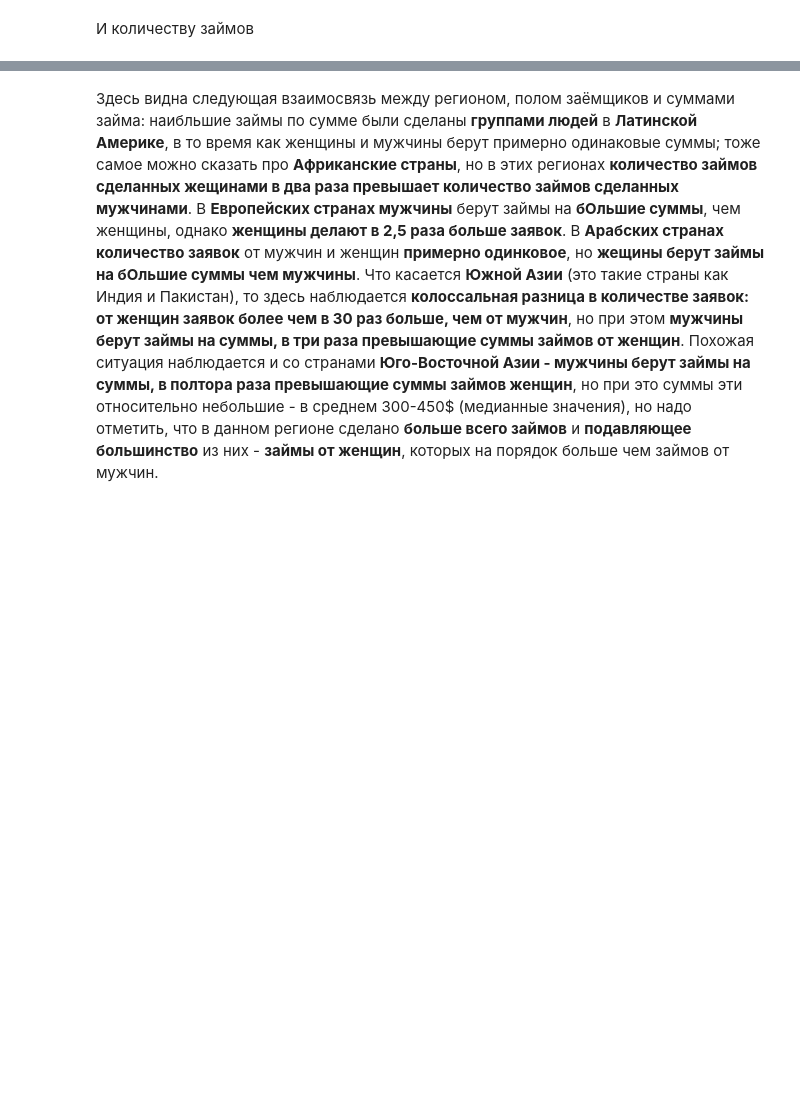
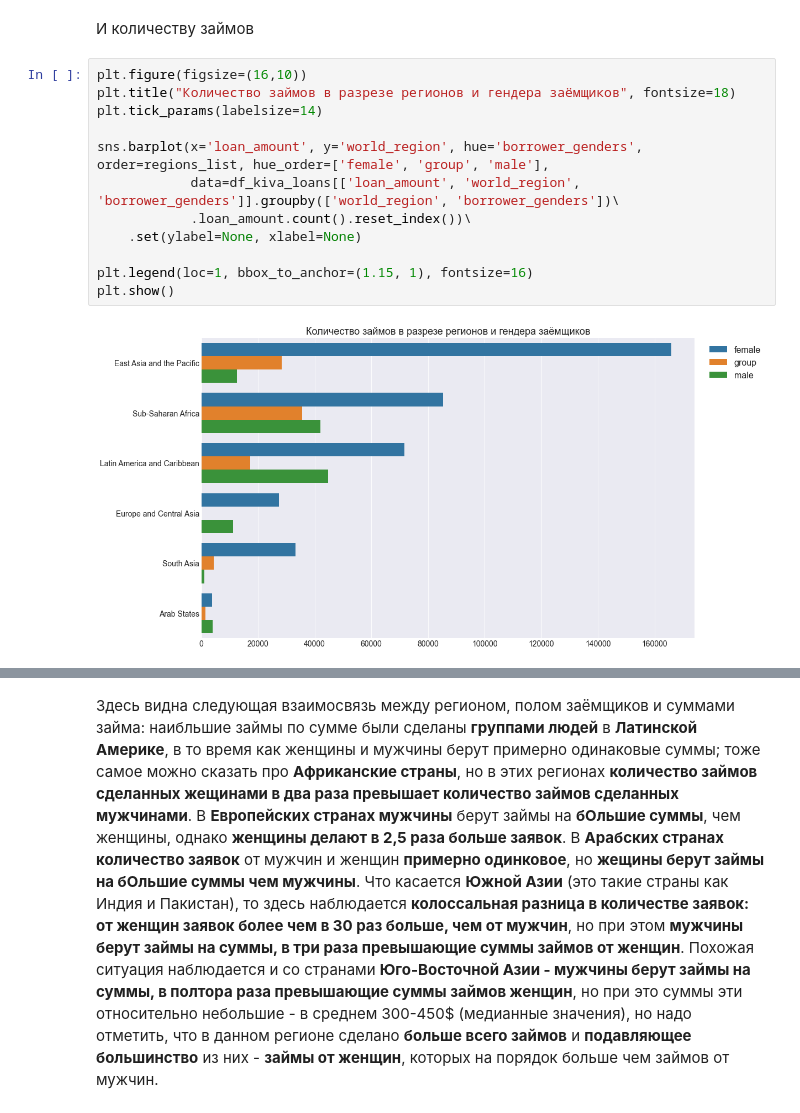
Before and after one commit to greymetall/data_science, a Jupyter notebook: Exploratory_Data_Analysis_(EDA)_&_reports_prep-Kiva.org/EDA_Kiva.org.ipynb, the cells around one changed output, grey strips where cells are left out. Saved outputs shown, nothing was run; the diff lists cells and outputs as text; blank space fills up the shorter version.

Commit message:
EDA_Kiva.org: improved design of some charts in p.2.4.3

```diff
--- a/Exploratory_Data_Analysis_(EDA)_&_reports_prep-Kiva.org/EDA_Kiva.org.ipynb
+++ b/Exploratory_Data_Analysis_(EDA)_&_reports_prep-Kiva.org/EDA_Kiva.org.ipynb
@@ -1262,4 +1264,18 @@ plt.show()
 [figure]
 # %% [markdown]
 И количеству займов
+# %%
+plt.figure(figsize=(16,10))
+plt.title("Количество займов в разрезе регионов и гендера заёмщиков", fontsize=18)
+plt.tick_params(labelsize=14)
+
+sns.barplot(x='loan_amount', y='world_region', hue='borrower_genders', order=regions_list, hue_order=['female', 'group', 'male'],
+            data=df_kiva_loans[['loan_amount', 'world_region', 'borrower_genders']].groupby(['world_region', 'borrower_genders'])\
+            .loan_amount.count().reset_index())\
+    .set(ylabel=None, xlabel=None)
+
+plt.legend(loc=1, bbox_to_anchor=(1.15, 1), fontsize=16)
+plt.show()
+# %% [output]
+[figure, added]
 # %%
```
Also changed, not shown: parts of 5 cells of this notebook.
